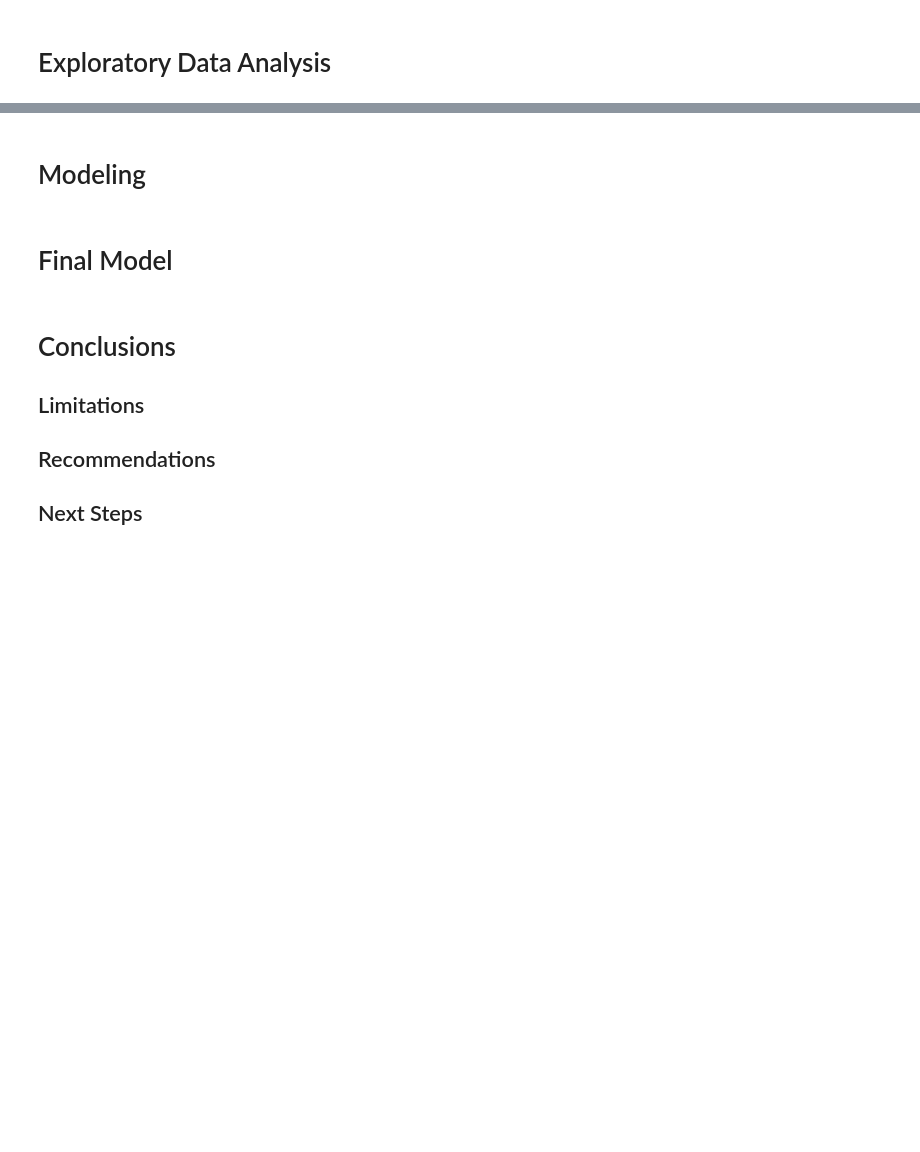
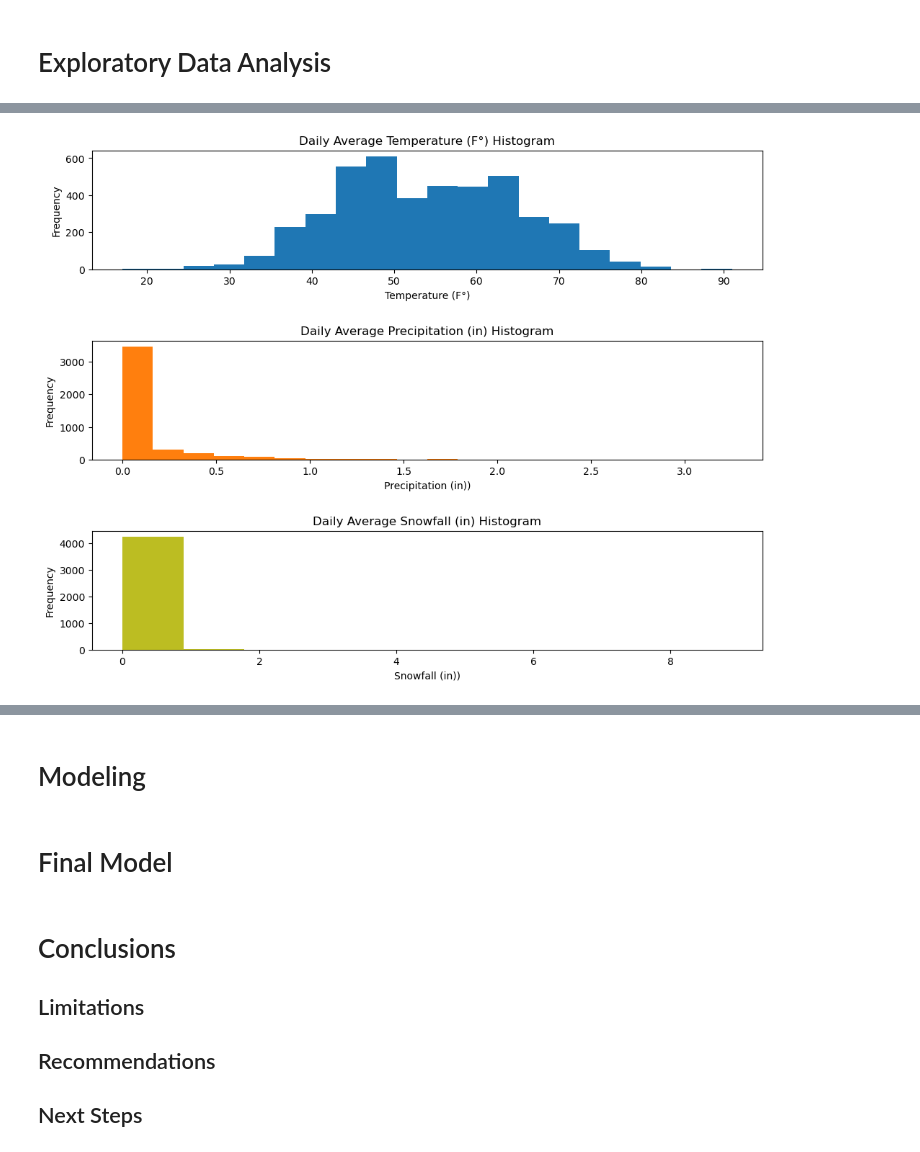
Before and after one commit to mkearns17/Fremont_Bridge_Cyclists_Crossings, a Jupyter notebook: notebook.ipynb, the cells around one changed output, grey strips where cells are left out. Saved outputs shown, nothing was run; the diff lists cells and outputs as text; code cells hidden in the pictures; blank space fills up the shorter version.

```diff
--- a/notebook.ipynb
+++ b/notebook.ipynb
@@ -47,9 +60,6 @@ bike_daily = bike.groupby(bike_filtered['Date'])[['Total','WestSidewalk','EastSi
 # %%
 #import weather data
 weather = pd.read_csv('data/sea-tac_weather_2024.csv',header=1)
-# %%
-#Convert Date to datetime format
-weather['Date'] = pd.to_datetime(weather['Date'])
 # %%
 #Filter weather data to match timeframe of bike data
 weather_filtered = weather[(weather['Date']>'2012-12-31')&(weather['Date']<'2025-01-01')]
@@ -109,0 +141,21 @@ weather_filtered_clean.head()
+# %%
+fig, axs = plt.subplots(3,1, figsize = (12,9))
+
+plt.subplots_adjust(wspace=0.4, hspace=0.6)
+
+axs[0].hist(weather_filtered_clean['TAVG'],bins = 20 , color = 'tab:blue')
+axs[0].set_title('Daily Average Temperature (F°) Histogram')
+axs[0].set_xlabel('Temperature (F°)')
+axs[0].set_ylabel('Frequency')
+
+axs[1].hist(weather_filtered_clean['PRCP'],bins = 20 , color = 'tab:orange')
+axs[1].set_title('Daily Average Precipitation (in) Histogram')
+axs[1].set_xlabel('Precipitation (in))')
+axs[1].set_ylabel('Frequency')
+
+axs[2].hist(weather_filtered_clean['SNOW'],bins = 10 , color = 'tab:olive')
+axs[2].set_title('Daily Average Snowfall (in) Histogram')
+axs[2].set_xlabel('Snowfall (in))')
+axs[2].set_ylabel('Frequency');
+# %% [output]
+[figure, added]
```
Also changed, not shown: parts of 11 cells of this notebook.
